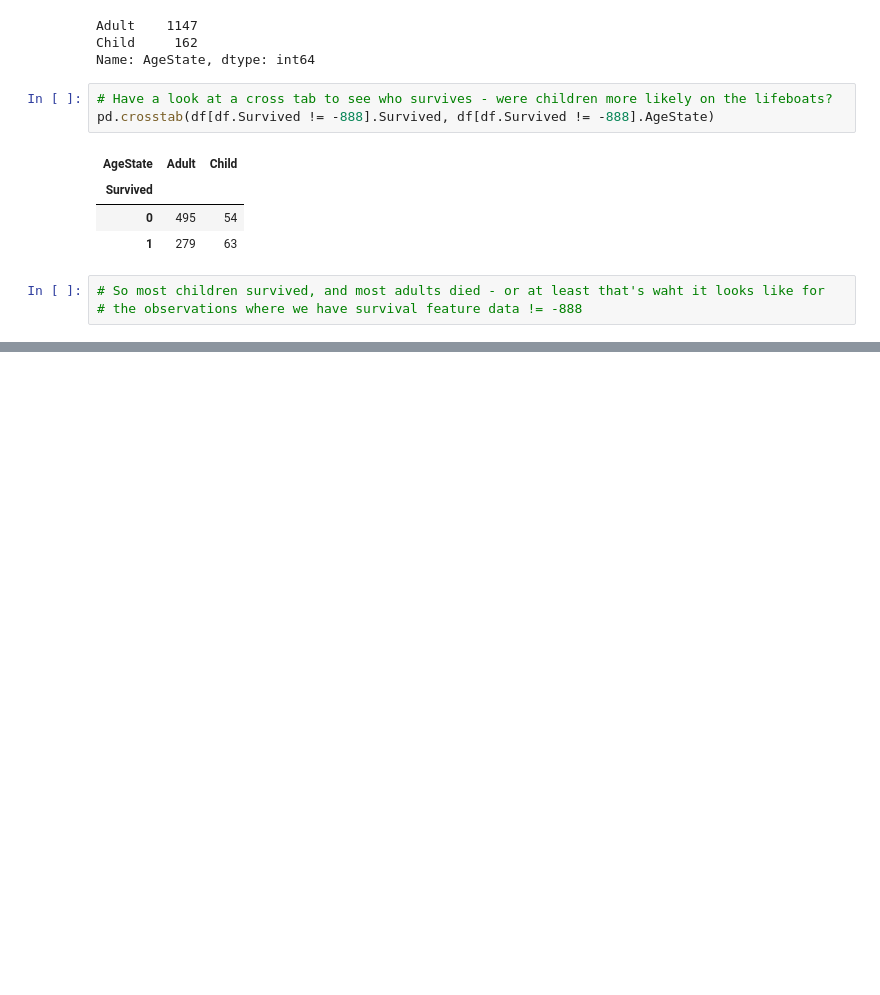
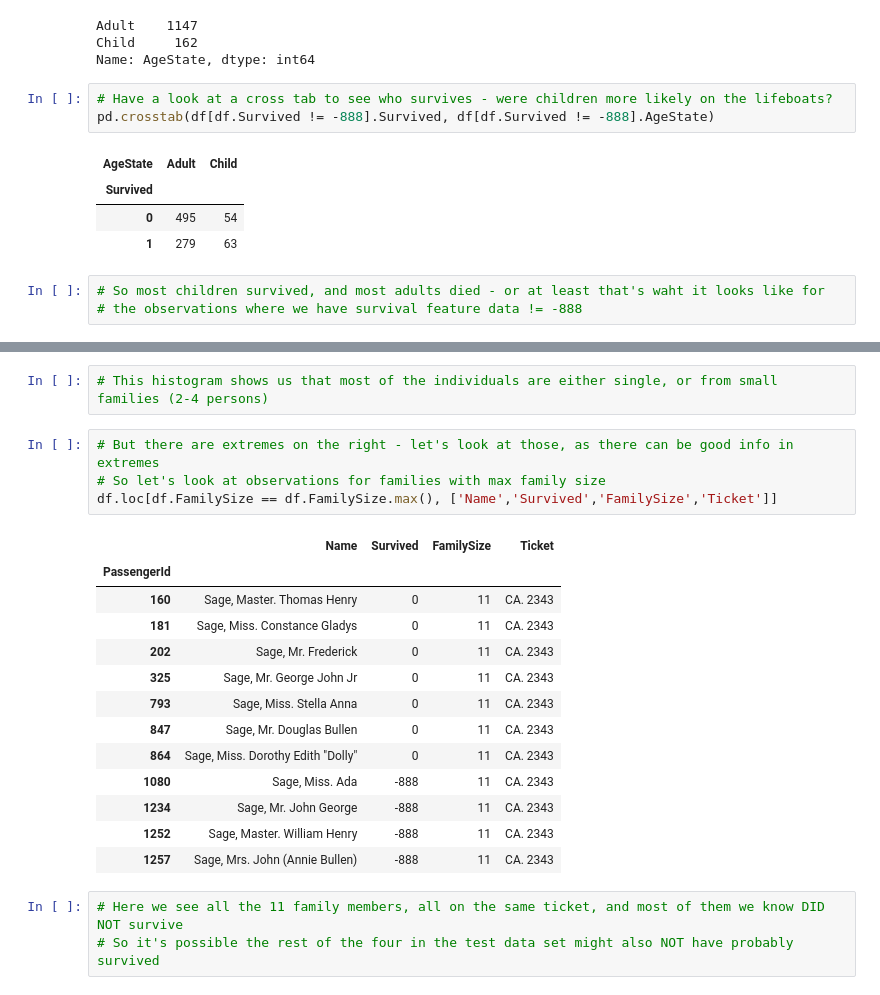
Before and after one commit to graemerenfrew/titanic, a Jupyter notebook: notebooks/2.0-ak-exploring-processing-data.ipynb, the cells around one changed output, grey strips where cells are left out. Saved outputs shown, nothing was run; the diff lists cells and outputs as text; blank space fills up the shorter version.

```diff
--- a/notebooks/2.0-ak-exploring-processing-data.ipynb
+++ b/notebooks/2.0-ak-exploring-processing-data.ipynb
@@ -1172,0 +1186,23 @@ pd.crosstab(df[df.Survived != -888].Survived, df[df.Survived != -888].AgeState)
+# %%
+# This histogram shows us that most of the individuals are either single, or from small families (2-4 persons)
+# %%
+# But there are extremes on the right - let's look at those, as there can be good info in extremes
+# So let's look at observations for families with max family size
+df.loc[df.FamilySize == df.FamilySize.max(), ['Name','Survived','FamilySize','Ticket']]
+# %% [output]
+|  | Name | Survived | FamilySize | Ticket |
+| PassengerId |  |  |  |  |
+| 160 | Sage, Master. Thomas Henry | 0 | 11 | CA. 2343 |
+| 181 | Sage, Miss. Constance Gladys | 0 | 11 | CA. 2343 |
+| 202 | Sage, Mr. Frederick | 0 | 11 | CA. 2343 |
+| 325 | Sage, Mr. George John Jr | 0 | 11 | CA. 2343 |
+| 793 | Sage, Miss. Stella Anna | 0 | 11 | CA. 2343 |
+| 847 | Sage, Mr. Douglas Bullen | 0 | 11 | CA. 2343 |
+| 864 | Sage, Miss. Dorothy Edith "Dolly" | 0 | 11 | CA. 2343 |
+| 1080 | Sage, Miss. Ada | -888 | 11 | CA. 2343 |
+| 1234 | Sage, Mr. John George | -888 | 11 | CA. 2343 |
+| 1252 | Sage, Master. William Henry | -888 | 11 | CA. 2343 |
+| 1257 | Sage, Mrs. John (Annie Bullen) | -888 | 11 | CA. 2343 |
+# %%
+# Here we see all the 11 family members, all on the same ticket, and most of them we know DID NOT survive
+# So it's possible the rest of the four in the test data set might also NOT have probably survived
```
Also changed, not shown: parts of 10 cells of this notebook.
